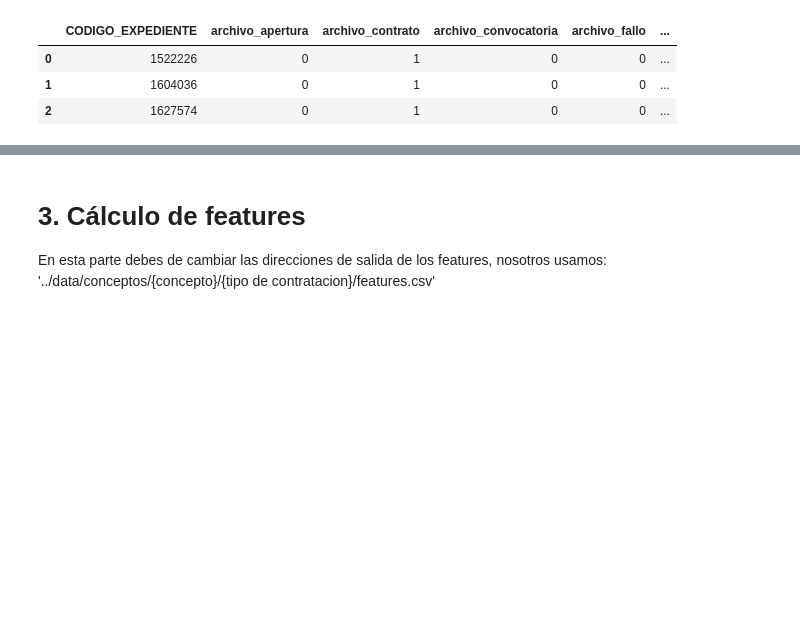
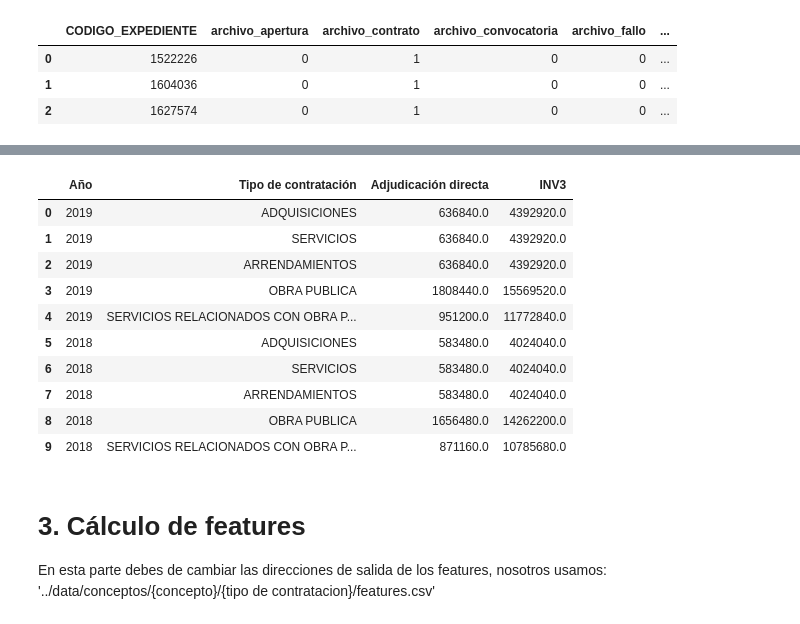
Before and after one commit to imco/IRC, a Jupyter notebook: notebooks/pipeline_2018.ipynb, the cells around one changed output, grey strips where cells are left out. Drawn from its saved outputs; the diff is of its cells as text; code cells hidden in the pictures; blank space fills up the shorter version.

Commit message:
Load montos_maximos in pipeline_2018

```diff
--- a/notebooks/pipeline_2018.ipynb
+++ b/notebooks/pipeline_2018.ipynb
@@ -614,3 +621,26 @@ Base scraper actualizada con info de contratos (253846, 14)
+# %%
+df_montos_maximos = pd.read_csv('../data/bases/Montos_maximos.csv',
+                                dtype={'Año': int, 'Adjudicación directa': float, 'INV3': float})
+
+df_montos_maximos.loc[:, 'Tipo de contratación'] = (df_montos_maximos['Tipo de contratación'].str.normalize('NFD')
+                                                    .str.encode('ascii', 'ignore')
+                                                    .str.decode('utf-8')
+                                                    .str.upper())
+
+df_montos_maximos = df_montos_maximos[df_montos_maximos['Año'].between(years[0], years[-1])]
+df_montos_maximos
+# %% [output]
+|  | Año | Tipo de contratación | Adjudicación directa | INV3 |
+| 0 | 2019 | ADQUISICIONES | 636840.0 | 4392920.0 |
+| 1 | 2019 | SERVICIOS | 636840.0 | 4392920.0 |
+| 2 | 2019 | ARRENDAMIENTOS | 636840.0 | 4392920.0 |
+| 3 | 2019 | OBRA PUBLICA | 1808440.0 | 15569520.0 |
+| 4 | 2019 | SERVICIOS RELACIONADOS CON OBRA P... | 951200.0 | 11772840.0 |
+| 5 | 2018 | ADQUISICIONES | 583480.0 | 4024040.0 |
+| 6 | 2018 | SERVICIOS | 583480.0 | 4024040.0 |
+| 7 | 2018 | ARRENDAMIENTOS | 583480.0 | 4024040.0 |
+| 8 | 2018 | OBRA PUBLICA | 1656480.0 | 14262200.0 |
+| 9 | 2018 | SERVICIOS RELACIONADOS CON OBRA P... | 871160.0 | 10785680.0 |
 # %% [markdown]
 # 3. Cálculo de features
 
```
Also changed, not shown: parts of 1 cell of this notebook.
